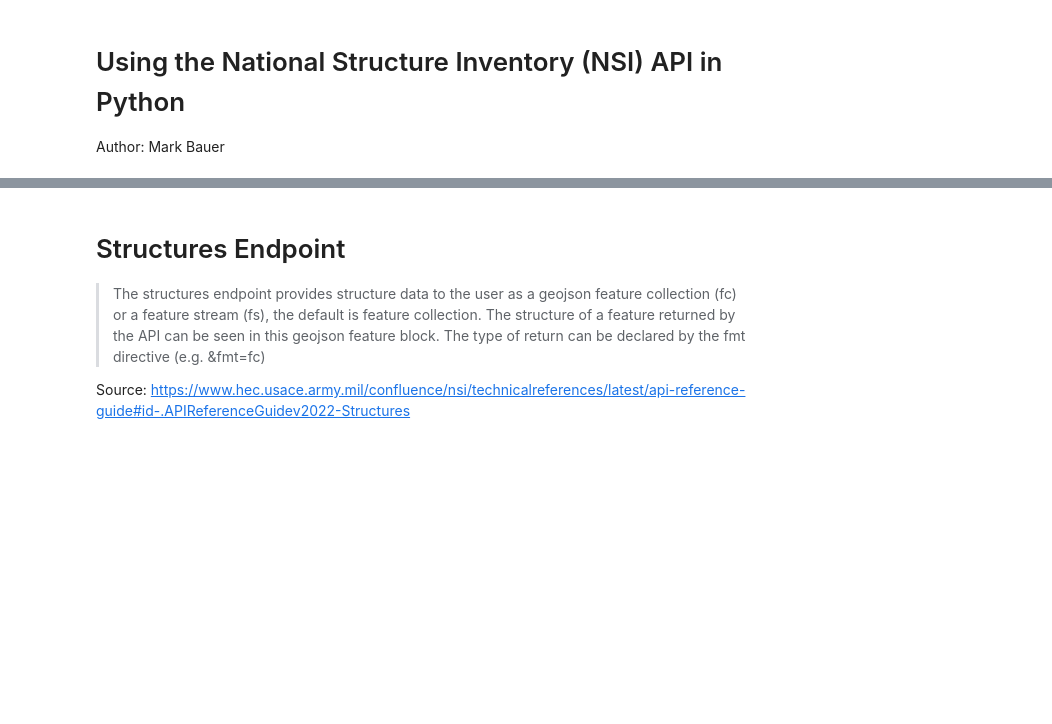
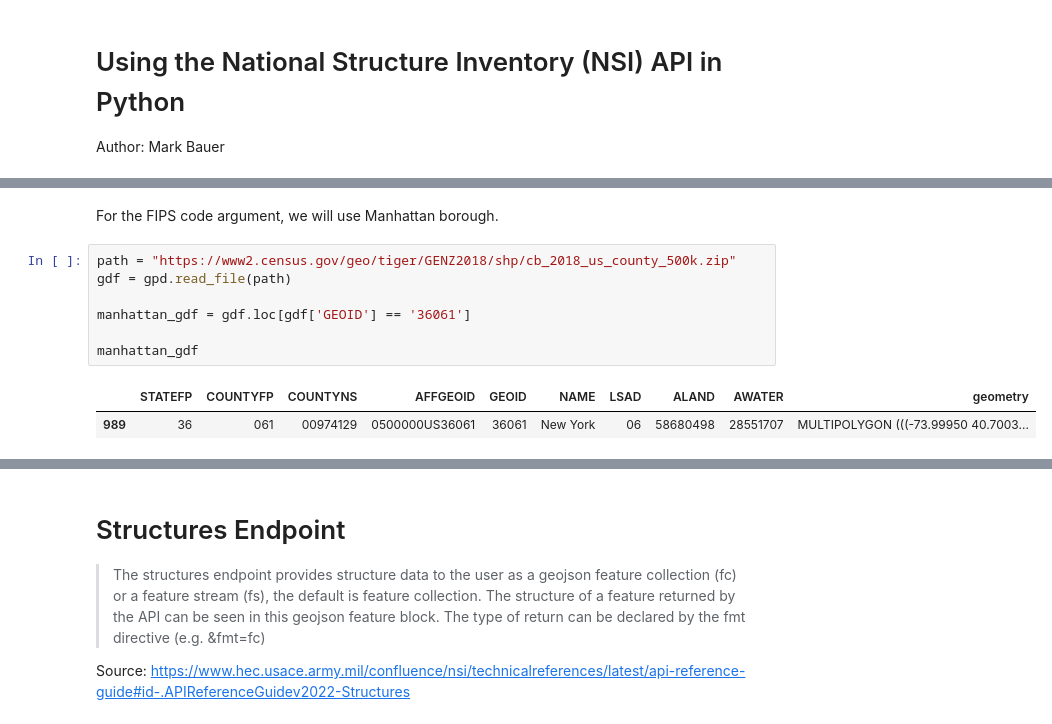
Before and after one commit to mebauer/national-structure-inventory-examples, a Jupyter notebook: api-examples.ipynb, the cells around one changed output, grey strips where cells are left out. Saved outputs shown, nothing was run; the diff lists cells and outputs as text; blank space fills up the shorter version.

```diff
--- a/api-examples.ipynb
+++ b/api-examples.ipynb
@@ -8,0 +14,12 @@ import pandas as pd
+# %% [markdown]
+For the FIPS code argument, we will use Manhattan borough.
+# %%
+path = "https://www2.census.gov/geo/tiger/GENZ2018/shp/cb_2018_us_county_500k.zip"
+gdf = gpd.read_file(path)
+
+manhattan_gdf = gdf.loc[gdf['GEOID'] == '36061']
+
+manhattan_gdf
+# %% [output]
+|  | STATEFP | COUNTYFP | COUNTYNS | AFFGEOID | GEOID | NAME | LSAD | ALAND | AWATER | geometry |
+| 989 | 36 | 061 | 00974129 | 0500000US36061 | 36061 | New York | 06 | 58680498 | 28551707 | MULTIPOLYGON (((-73.99950 40.7003... |
```
Also changed, not shown: parts of 13 cells of this notebook.
